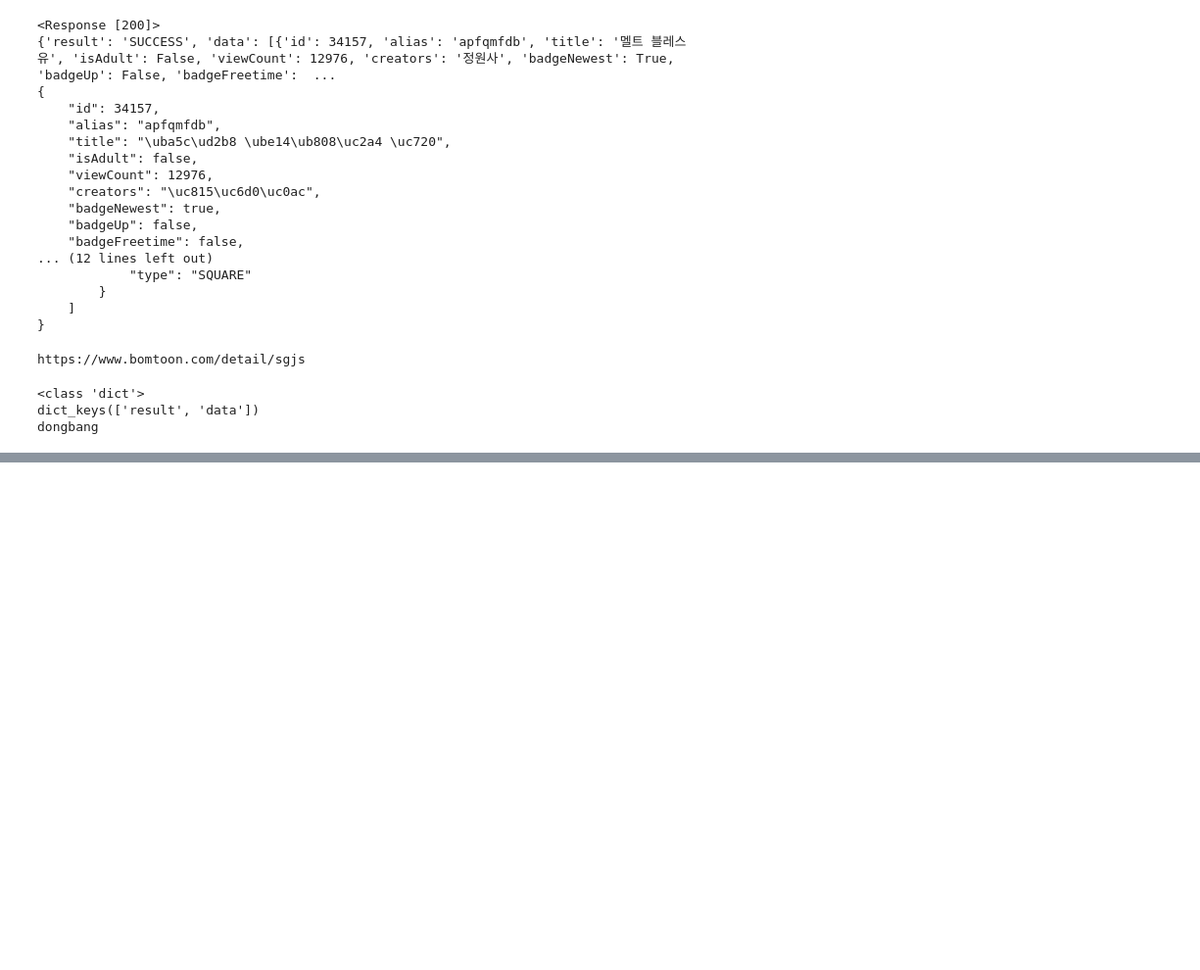
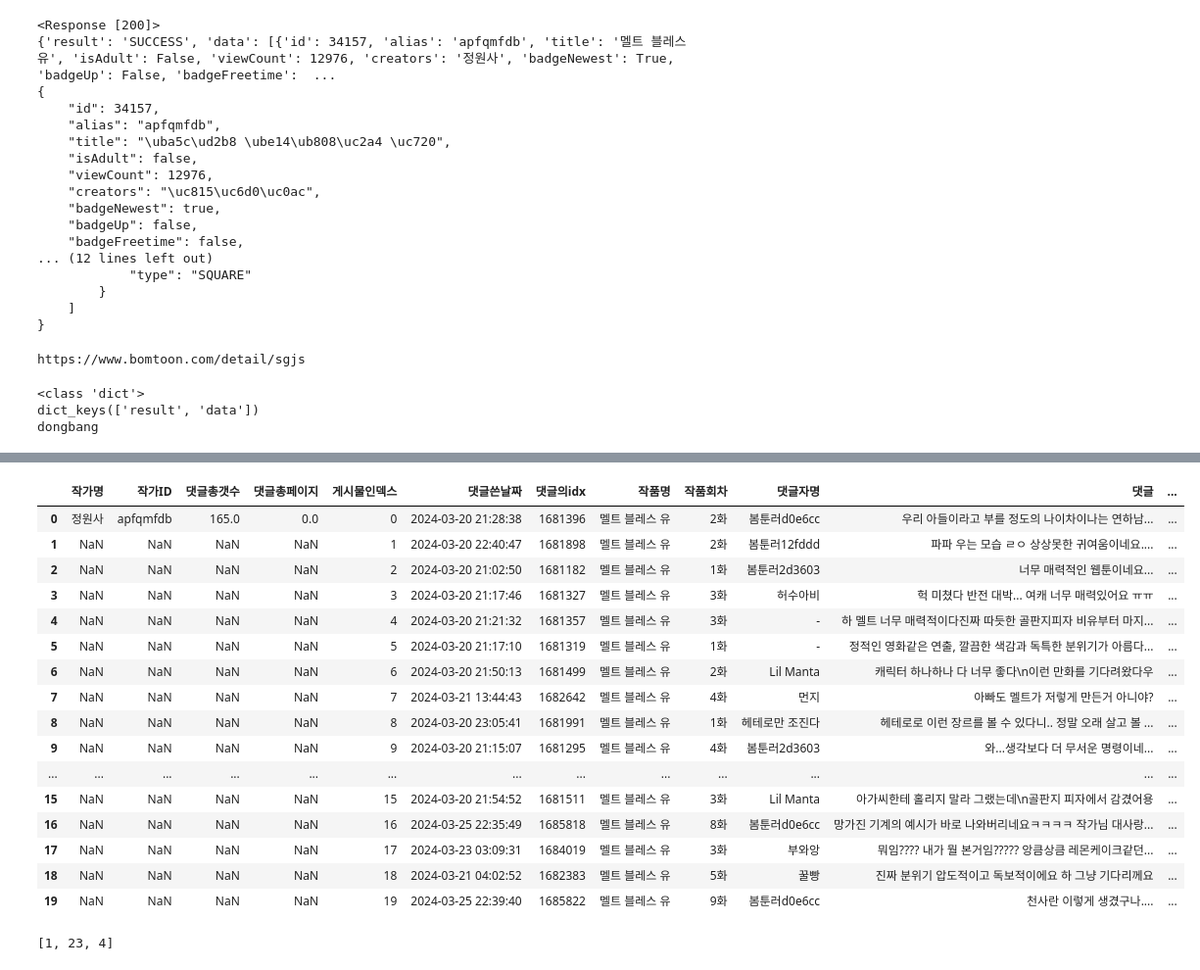
Before and after one commit to Ijjoe/k-digital_alpaedu_pythonStudy, a Jupyter notebook: jupy/bomtoon.ipynb, the cells around one changed output, grey strips where cells are left out. Shown: that part at 98% size. Cells and saved outputs as stored; diff of their text form; code cells hidden in the pictures; blank space fills up the shorter version.

```diff
--- a/jupy/bomtoon.ipynb
+++ b/jupy/bomtoon.ipynb
@@ -449,0 +535,52 @@ print(re.status_code)
+# %%
+import pandas as pd
+pddata = {'작가명': pd.Series(c_write)
+          ,'작가ID': pd.Series(c_writerID)
+          ,'댓글총갯수':pd.Series(c_replayCount)
+          ,'댓글총페이지':pd.Series(c_replayPage)
+          ,'게시물인덱스':pd.Series(c_commtIdx)
+          ,'댓글쓴날짜':pd.Series(c_day)
+          ,'댓글의idx':pd.Series(c_nanoreIdx)
+          ,'작품명':pd.Series(c_title)
+          ,'작품회차':pd.Series(c_cha)
+          ,'댓글자명':pd.Series(c_replayName)
+          ,'댓글':pd.Series(c_comment)
+          ,'좋아요횟수':pd.Series(c_like)
+
+       }
+df = pd.DataFrame(pddata,columns=['작가명','작가ID','댓글총갯수','댓글총페이지','게시물인덱스','댓글쓴날짜','댓글의idx','작품명','작품회차','댓글자명','댓글','좋아요횟수'])
+
+#작가명,작가ID,댓글총갯수,댓글총페이지 | 게시물인덱스,댓글쓴날짜,댓글의idx,작품명,작품회차,댓글자명,댓글,좋아요횟수
+
+
+df
+
+# 데이터프레임을 CSV 파일로 저장
+#df.to_csv('C:\\Users\\User\\Downloads\\ple.csv', index=False,encoding='utf-8-sig')
+# %% [output]
+|  | 작가명 | 작가ID | 댓글총갯수 | 댓글총페이지 | 게시물인덱스 | 댓글쓴날짜 | 댓글의idx | 작품명 | 작품회차 | 댓글자명 | 댓글 | ... |
+| 0 | 정원사 | apfqmfdb | 165.0 | 0.0 | 0 | 2024-03-20 21:28:38 | 1681396 | 멜트 블레스 유 | 2화 | 봄툰러d0e6cc | 우리 아들이라고 부를 정도의 나이차이나는 연하남... | ... |
+| 1 | NaN | NaN | NaN | NaN | 1 | 2024-03-20 22:40:47 | 1681898 | 멜트 블레스 유 | 2화 | 봄툰러12fddd | 파파 우는 모습 ㄹㅇ 상상못한 귀여움이네요.... | ... |
+| 2 | NaN | NaN | NaN | NaN | 2 | 2024-03-20 21:02:50 | 1681182 | 멜트 블레스 유 | 1화 | 봄툰러2d3603 | 너무 매력적인 웹툰이네요... | ... |
+| 3 | NaN | NaN | NaN | NaN | 3 | 2024-03-20 21:17:46 | 1681327 | 멜트 블레스 유 | 3화 | 허수아비 | 헉 미쳤다 반전 대박... 여캐 너무 매력있어요 ㅠㅠ | ... |
+| 4 | NaN | NaN | NaN | NaN | 4 | 2024-03-20 21:21:32 | 1681357 | 멜트 블레스 유 | 3화 | - | 하 멜트 너무 매력적이다진짜 따듯한 골판지피자 비유부터 마지... | ... |
+| 5 | NaN | NaN | NaN | NaN | 5 | 2024-03-20 21:17:10 | 1681319 | 멜트 블레스 유 | 1화 | - | 정적인 영화같은 연출, 깔끔한 색감과 독특한 분위기가 아름다... | ... |
+| 6 | NaN | NaN | NaN | NaN | 6 | 2024-03-20 21:50:13 | 1681499 | 멜트 블레스 유 | 2화 | Lil Manta | 캐릭터 하나하나 다 너무 좋다\n이런 만화를 기다려왔다우 | ... |
+| 7 | NaN | NaN | NaN | NaN | 7 | 2024-03-21 13:44:43 | 1682642 | 멜트 블레스 유 | 4화 | 먼지 | 아빠도 멜트가 저렇게 만든거 아니야? | ... |
+| 8 | NaN | NaN | NaN | NaN | 8 | 2024-03-20 23:05:41 | 1681991 | 멜트 블레스 유 | 1화 | 헤테로만 조진다 | 헤테로로 이런 장르를 볼 수 있다니.. 정말 오래 살고 볼 ... | ... |
+| 9 | NaN | NaN | NaN | NaN | 9 | 2024-03-20 21:15:07 | 1681295 | 멜트 블레스 유 | 4화 | 봄툰러2d3603 | 와...생각보다 더 무서운 명령이네... | ... |
+| ... | ... | ... | ... | ... | ... | ... | ... | ... | ... | ... | ... | ... |
+| 15 | NaN | NaN | NaN | NaN | 15 | 2024-03-20 21:54:52 | 1681511 | 멜트 블레스 유 | 3화 | Lil Manta | 아가씨한테 홀리지 말라 그랬는데\n골판지 피자에서 감겼어용 | ... |
+| 16 | NaN | NaN | NaN | NaN | 16 | 2024-03-25 22:35:49 | 1685818 | 멜트 블레스 유 | 8화 | 봄툰러d0e6cc | 망가진 기계의 예시가 바로 나와버리네요ㅋㅋㅋㅋ 작가님 대사랑... | ... |
+| 17 | NaN | NaN | NaN | NaN | 17 | 2024-03-23 03:09:31 | 1684019 | 멜트 블레스 유 | 3화 | 부와앙 | 뭐임???? 내가 뭘 본거임????? 앙큼상큼 레몬케이크같던... | ... |
+| 18 | NaN | NaN | NaN | NaN | 18 | 2024-03-21 04:02:52 | 1682383 | 멜트 블레스 유 | 5화 | 꿀빵 | 진짜 분위기 압도적이고 독보적이에요 하 그냥 기다리께요 | ... |
+| 19 | NaN | NaN | NaN | NaN | 19 | 2024-03-25 22:39:40 | 1685822 | 멜트 블레스 유 | 9화 | 봄툰러d0e6cc | 천사란 이렇게 생겼구나.... | ... |
+# %%
+aa=[[1,23,4],[33,46,7],[43,4]]
+
+
+cc=''.join(map(str,aa))
+
+print(aa[0])
+# %% [output]
+[1, 23, 4]
```
Also changed, not shown: parts of 6 cells of this notebook, 1 other file.
